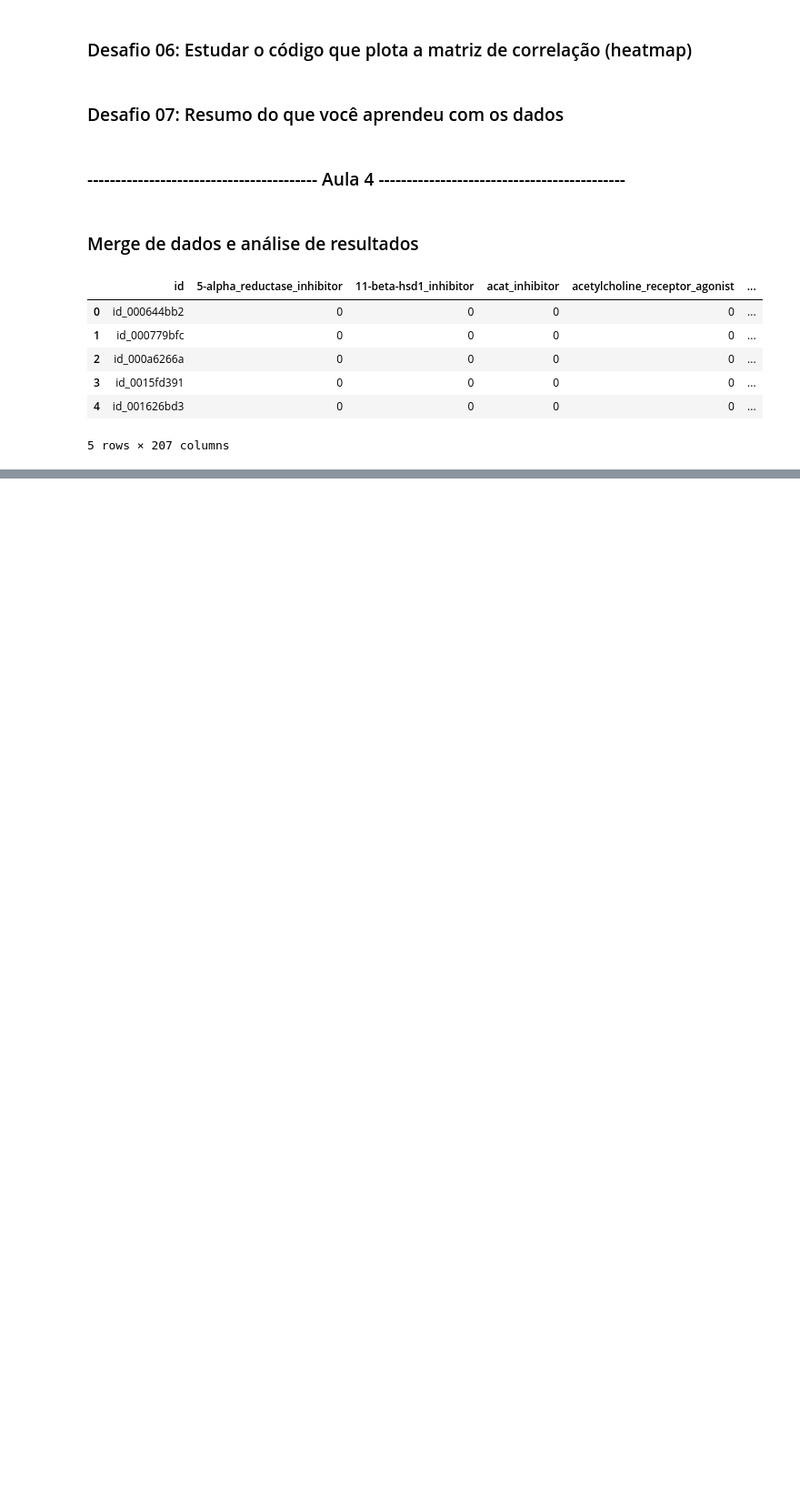
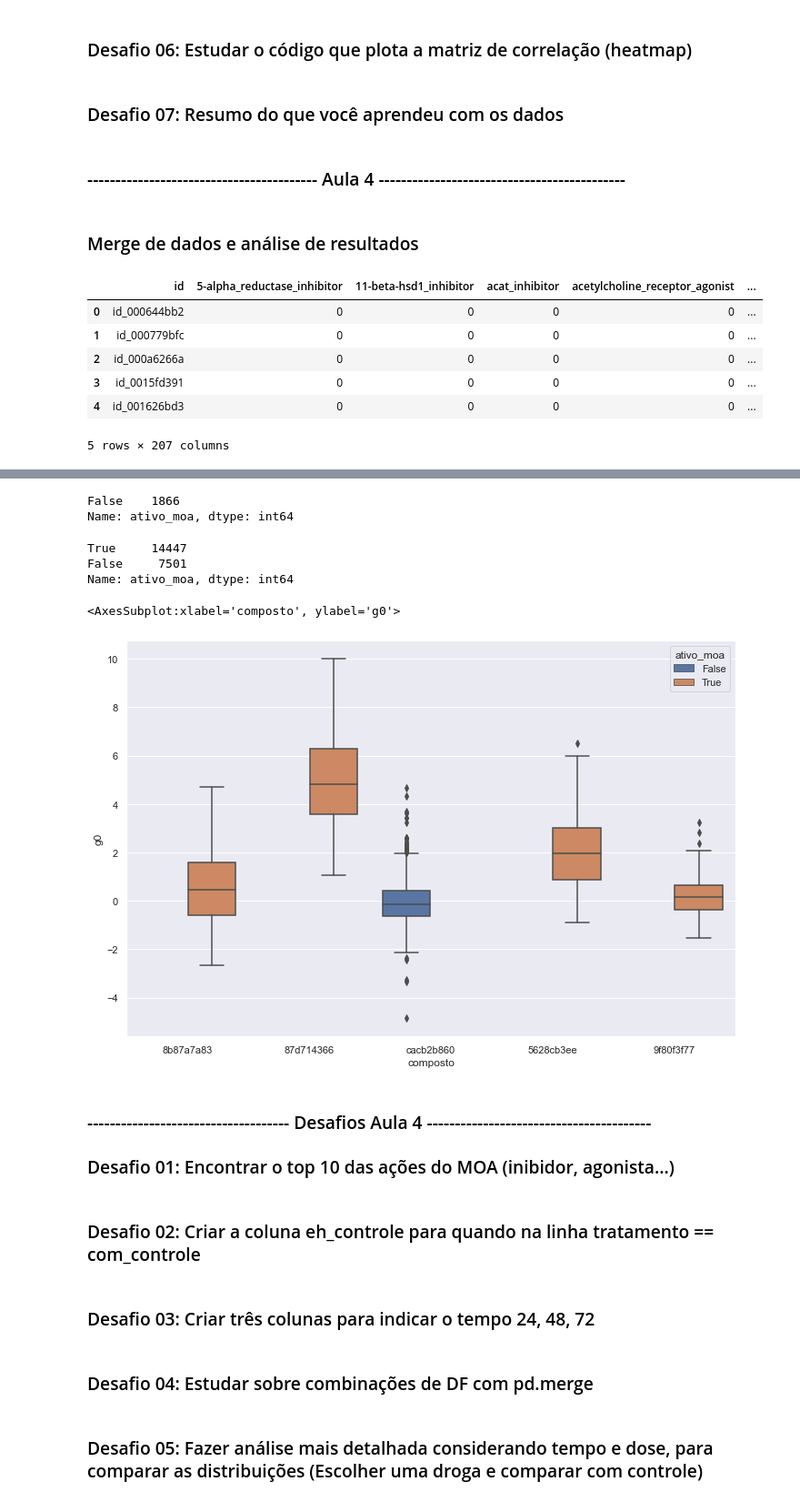
Before and after one commit to iplusl/Imersao_Dados, a Jupyter notebook: Imersao_Dados.ipynb, the cells around one changed output, grey strips where cells are left out. Shown at 91% size. Drawn from its saved outputs; the diff is of its cells as text; code cells hidden in the pictures; blank space fills up the shorter version.

Commit message:
Aula 4 - Parte Final

```diff
--- a/Imersao_Dados.ipynb
+++ b/Imersao_Dados.ipynb
@@ -688,0 +752,5 @@ dados_resultados.head()
+# %%
+dados_resultados['n_moa'] = dados_resultados.drop('id', axis=1).sum(axis=1)
+# %%
+dados_resultados['ativo_moa'] = dados_resultados['n_moa'] != 0
+dados_resultados.head()
@@ -688,0 +765,3 @@ dados_resultados.head()
+# %%
+dados_combinados = pd.merge(dados, dados_resultados[['id','n_moa', 'ativo_moa']], on='id')
+dados_combinados.head()
@@ -688,0 +776,30 @@ dados_resultados.head()
+# %%
+dados_combinados.query('tratamento == "com_controle"')['ativo_moa'].value_counts()
+# %% [output]
+False    1866
+Name: ativo_moa, dtype: int64
+# %%
+dados_combinados.query('tratamento == "com_droga"')['ativo_moa'].value_counts()
+# %% [output]
+True     14447
+False     7501
+Name: ativo_moa, dtype: int64
+# %%
+composto_principal = dados_combinados['composto'].value_counts().index[:5]
+plt.figure(figsize=(12,8))
+sns.boxplot(data = dados_combinados.query('composto in @composto_principal'), y='g0', x='composto', hue='ativo_moa')
+# %% [output]
+<AxesSubplot:xlabel='composto', ylabel='g0'>
+[figure, added]
+# %% [markdown]
+### ------------------------------------ Desafios Aula 4 ----------------------------------------
+
+### Desafio 01: Encontrar o top 10 das ações do MOA (inibidor, agonista...)
+# %% [markdown]
+### Desafio 02: Criar a coluna eh_controle para quando na linha tratamento == com_controle
+# %% [markdown]
+### Desafio 03: Criar três colunas para indicar o tempo 24, 48, 72
+# %% [markdown]
+### Desafio 04: Estudar sobre combinações de DF com pd.merge
+# %% [markdown]
+### Desafio 05: Fazer análise mais detalhada considerando tempo e dose, para comparar as distribuições (Escolher uma droga e comparar com controle)
```
Also changed, not shown: parts of 11 cells of this notebook.
